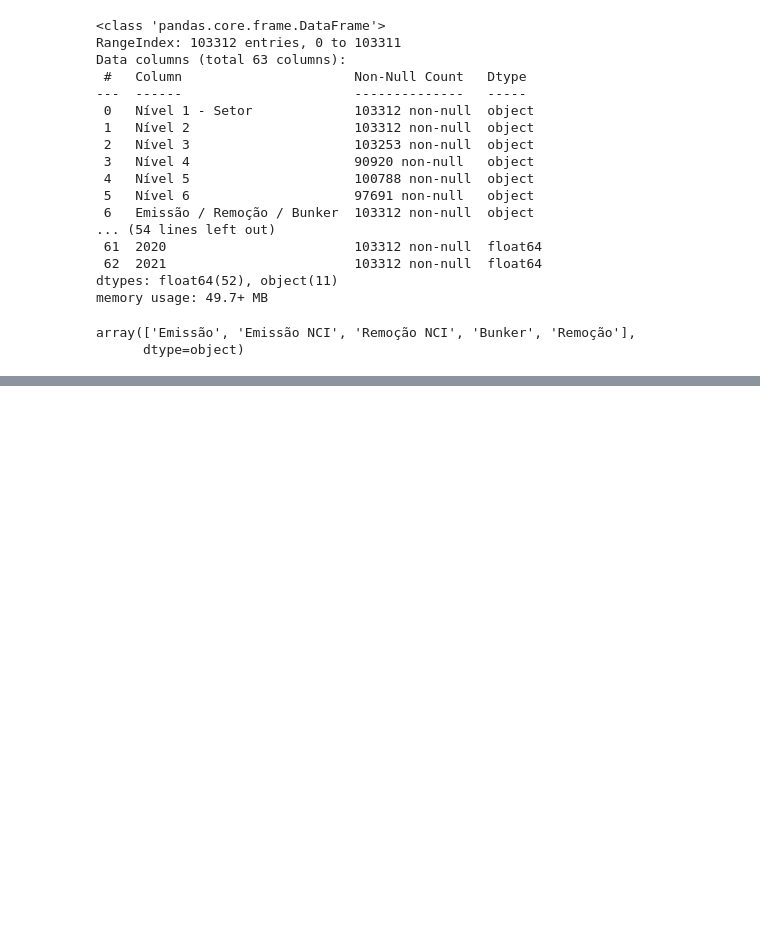
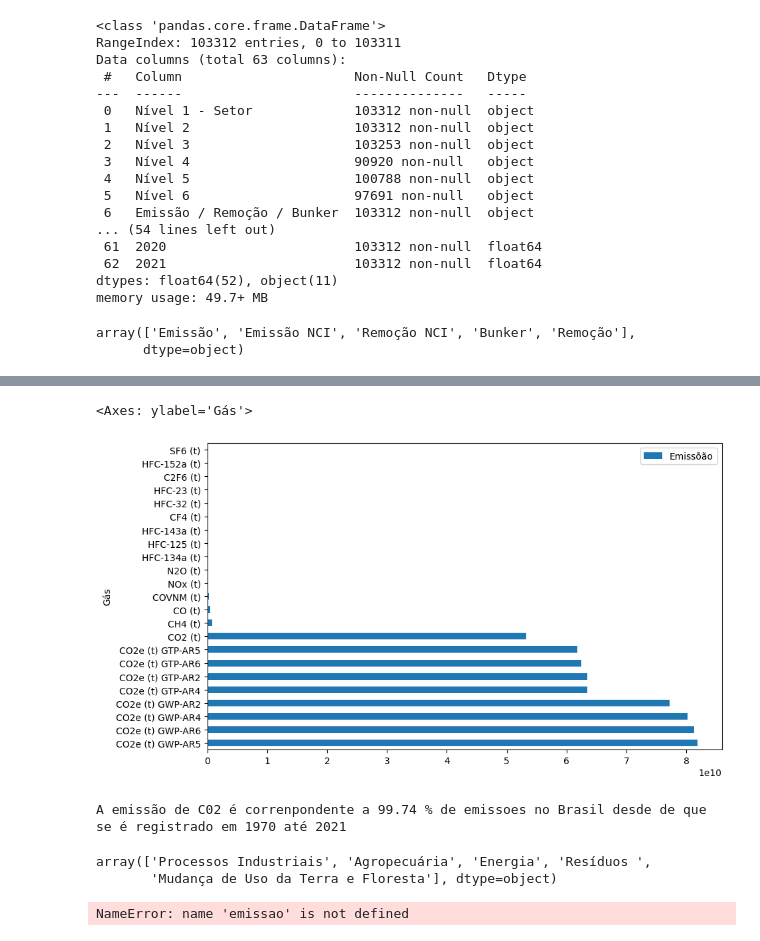
Before and after one commit to anthoni-pivoto/Formacao_python_para_data_science, a Jupyter notebook: Agrupamento_de_dados/notebook.ipynb, the cells around one changed output, grey strips where cells are left out. Cells and saved outputs as stored; diff of their text form; code cells hidden in the pictures; blank space fills up the shorter version.

Commit message:
using groupby to analyze emissions data

```diff
--- a/Agrupamento_de_dados/notebook.ipynb
+++ b/Agrupamento_de_dados/notebook.ipynb
@@ -126,0 +215,3 @@ emissoes
+# %%
+colunas_info = list(apenas_emissoes_gases.loc[:,'Nível 1 - Setor':'Produto'].columns)
+colunas_info
@@ -126,0 +229,3 @@ emissoes
+# %%
+colunas_anos = list(apenas_emissoes_gases.loc[:,1970:2021].columns)
+colunas_anos
@@ -126,0 +266,2 @@ emissoes
+# %%
+dados = apenas_emissoes_gases.melt(id_vars = colunas_info, value_vars = colunas_anos, var_name = 'Ano', value_name = 'Emissõão')
@@ -126,0 +292,20 @@ emissoes
+# %%
+emissoes_por_gas = dados.groupby('Gás')[['Emissõão']].sum(numeric_only=True).sort_values(by='Emissõão', ascending=False)
+# %%
+emissoes_por_gas.plot(kind='barh', figsize=(10,6))
+# %% [output]
+<Axes: ylabel='Gás'>
+[figure, added]
+# %%
+print(f'A emissão de C02 é correnpondente a {float((emissoes_por_gas.iloc[0:9].sum()/ emissoes_por_gas.sum()).iloc[0])*100:.2f} % de emissoes no Brasil desde de que se é registrado em 1970 até 2021')
+# %% [output]
+A emissão de C02 é correnpondente a 99.74 % de emissoes no Brasil desde de que se é registrado em 1970 até 2021
+# %%
+dados['Nível 1 - Setor'].unique()
+# %% [output]
+array(['Processos Industriais', 'Agropecuária', 'Energia', 'Resíduos ',
+       'Mudança de Uso da Terra e Floresta'], dtype=object)
+# %%
+dados.groupby('Nível 1 - Setor').mean(emissao)
+# %% [output]
+NameError: name 'emissao' is not defined
```
Also changed, not shown: parts of 49 cells of this notebook.
